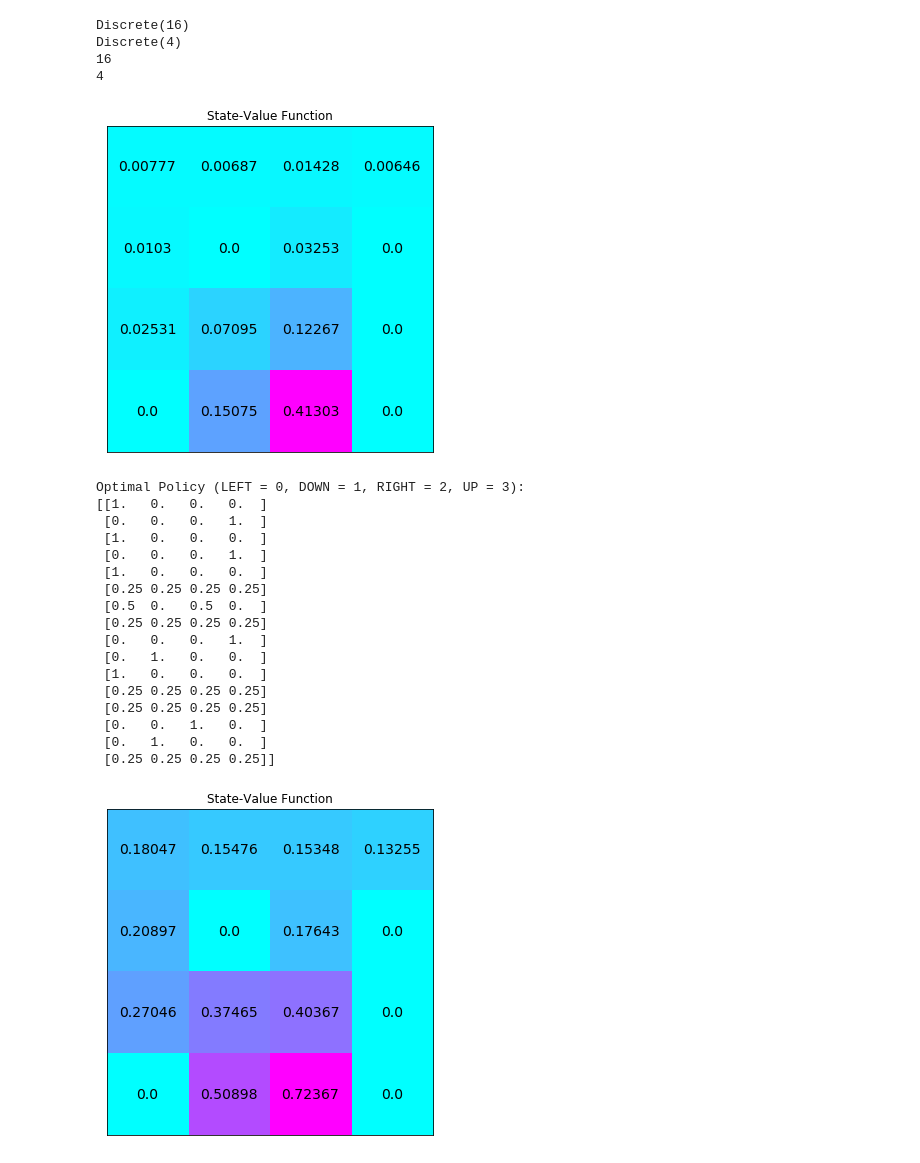
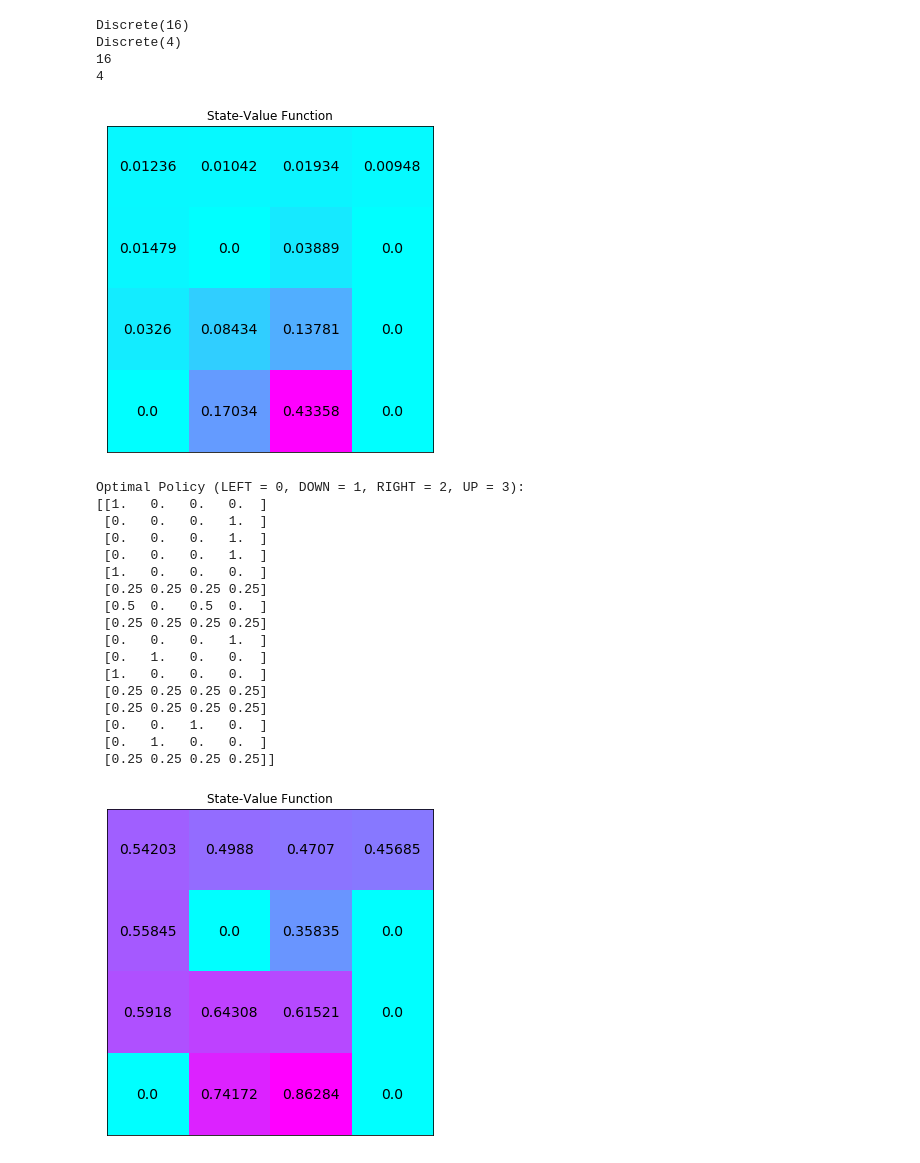
Before and after one commit to aurghya/RLAlgorithms, a Jupyter notebook: experiments/experiment.ipynb, the cells around one changed output. Cells and saved outputs as stored; diff of their text form; code cells hidden in the pictures.

```diff
--- a/experiments/experiment.ipynb
+++ b/experiments/experiment.ipynb
@@ -32,36 +32,36 @@ from algorithms.dp import *
 # define policy
 random_policy = np.ones([env.nS, env.nA]) / env.nA
 # %%
-V = policy_evaluation(env, random_policy, gamma=0.95)
+V = policy_evaluation(env, random_policy, gamma=0.99)
 plot_values(V)
 # %% [output]
-[figure, old version]
+[figure, new version]
 # %%
 # obtain the optimal policy and optimal state-value function
-policy_pi, V_pi = policy_iteration(env, gamma=0.95)
+policy_pi, V_pi = policy_iteration(env, gamma=0.99)
 
 # print the optimal policy
 print("\nOptimal Policy (LEFT = 0, DOWN = 1, RIGHT = 2, UP = 3):")
 print(policy_pi,"\n")
 
 plot_values(V_pi)
 # %% [output]
 Optimal Policy (LEFT = 0, DOWN = 1, RIGHT = 2, UP = 3):
 [[1.   0.   0.   0.  ]
  [0.   0.   0.   1.  ]
- [1.   0.   0.   0.  ]
+ [0.   0.   0.   1.  ]
  [0.   0.   0.   1.  ]
  [1.   0.   0.   0.  ]
  [0.25 0.25 0.25 0.25]
  [0.5  0.   0.5  0.  ]
  [0.25 0.25 0.25 0.25]
  [0.   0.   0.   1.  ]
  [0.   1.   0.   0.  ]
  [1.   0.   0.   0.  ]
  [0.25 0.25 0.25 0.25]
  [0.25 0.25 0.25 0.25]
  [0.   0.   1.   0.  ]
  [0.   1.   0.   0.  ]
  [0.25 0.25 0.25 0.25]]
-[figure, old version]
+[figure, new version]
 # %%
```
Also changed, not shown: parts of 1 cell of this notebook.
